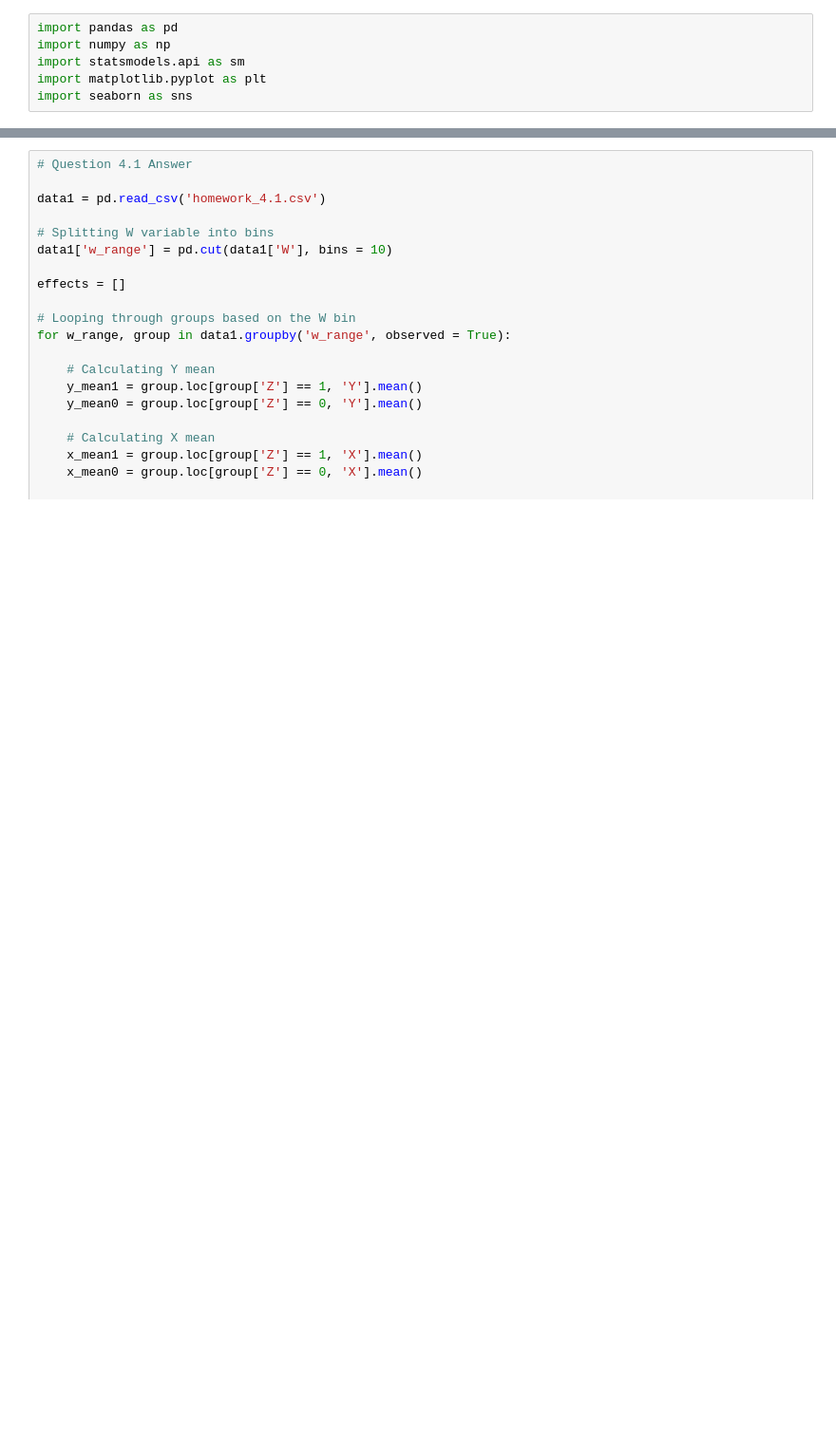
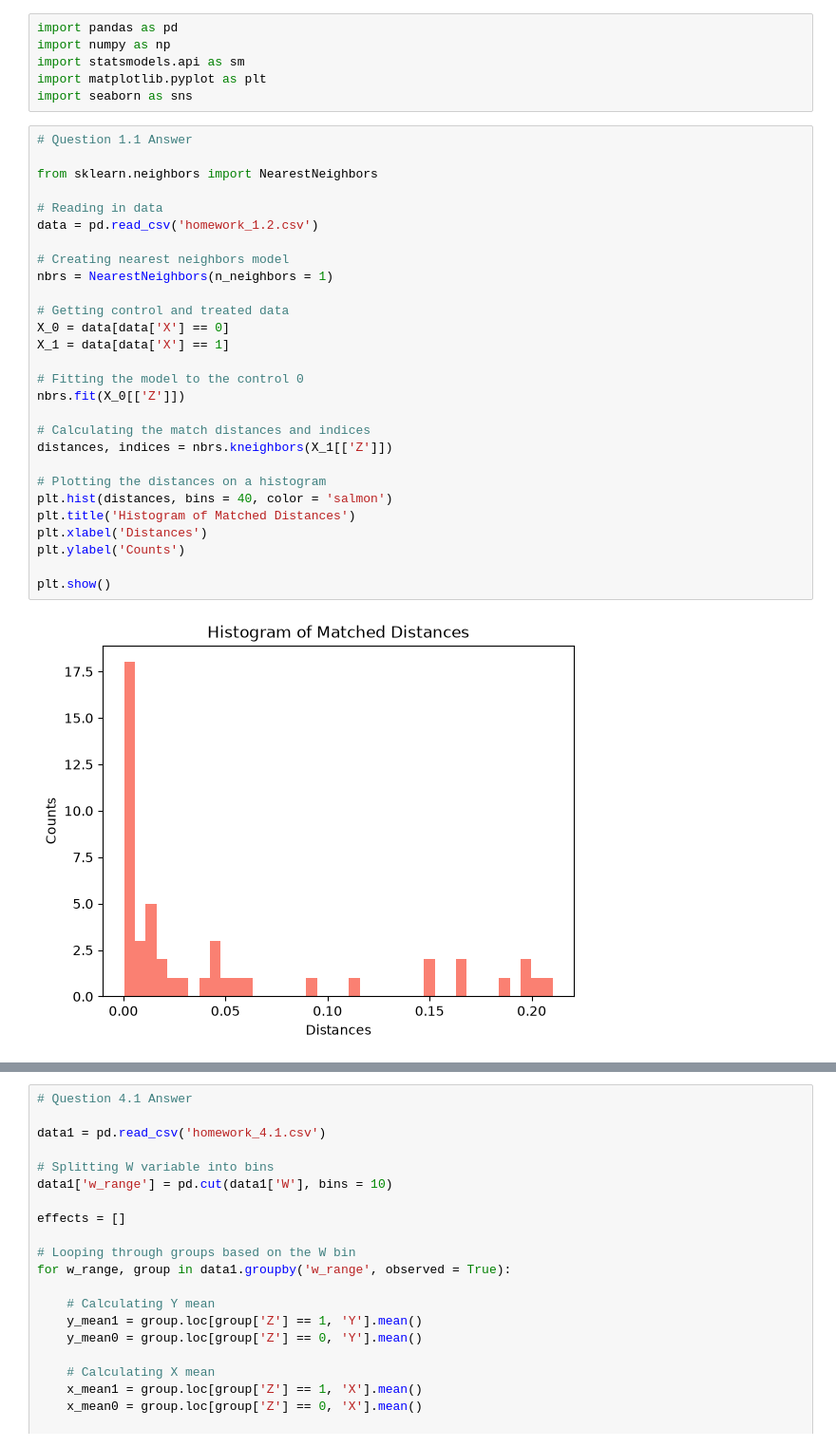
Before and after one commit to eghatzis0527/DX702-mod-6, a Jupyter notebook: HW_Reflections_Code_1-4.ipynb, the cells around one changed output, grey strips where cells are left out. Shown at 95% size. Drawn from its saved outputs; the diff is of its cells as text; blank space fills up the shorter version.

Commit message:
Completing reflection questions

```diff
--- a/HW_Reflections_Code_1-4.ipynb
+++ b/HW_Reflections_Code_1-4.ipynb
@@ -4,3 +4,33 @@ import numpy as np
 import statsmodels.api as sm
 import matplotlib.pyplot as plt
 import seaborn as sns
+# %%
+# Question 1.1 Answer
+
+from sklearn.neighbors import NearestNeighbors
+
+# Reading in data
+data = pd.read_csv('homework_1.2.csv')
+
+# Creating nearest neighbors model
+nbrs = NearestNeighbors(n_neighbors = 1)
+
+# Getting control and treated data
+X_0 = data[data['X'] == 0]
+X_1 = data[data['X'] == 1]
+
+# Fitting the model to the control 0
+nbrs.fit(X_0[['Z']])
+
+# Calculating the match distances and indices
+distances, indices = nbrs.kneighbors(X_1[['Z']])
+
+# Plotting the distances on a histogram
+plt.hist(distances, bins = 40, color = 'salmon')
+plt.title('Histogram of Matched Distances')
+plt.xlabel('Distances')
+plt.ylabel('Counts')
+
+plt.show()
+# %% [output]
+[figure, added]
```
Also changed, not shown: parts of 5 cells of this notebook, 1 other file.
